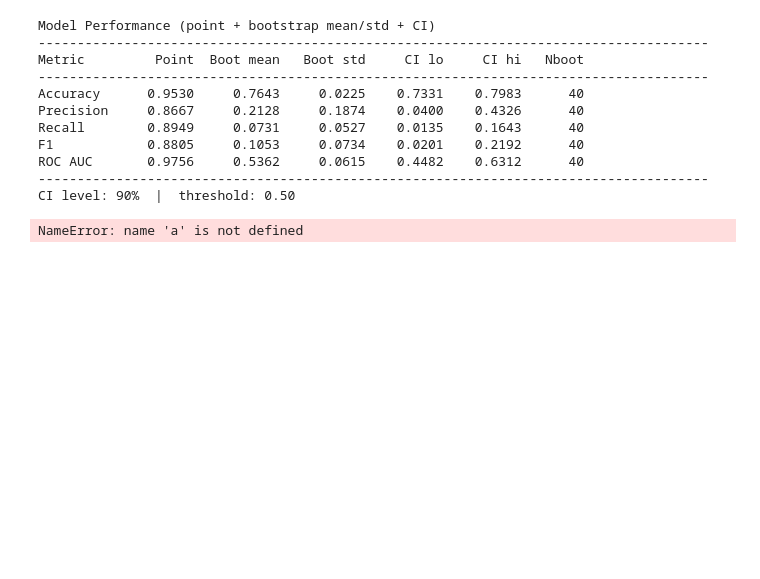
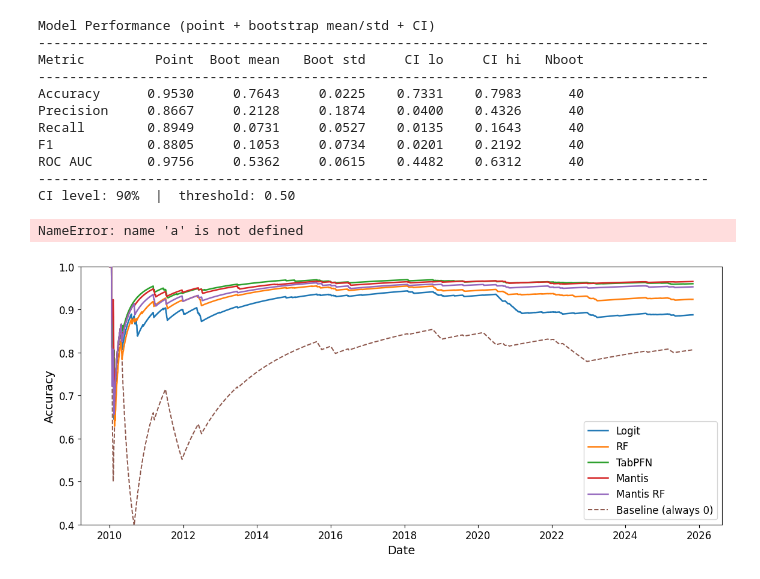
Before and after one commit to KiliTili/Masterarbeit, a Jupyter notebook: Notebooks/Benchmark/modelling_classification_msci_new.ipynb, the cells around one changed output. Cells and saved outputs as stored; diff of their text form; code cells hidden in the pictures; blank space fills up the shorter version.

```diff
--- a/Notebooks/Benchmark/modelling_classification_msci_new.ipynb
+++ b/Notebooks/Benchmark/modelling_classification_msci_new.ipynb
@@ -533,36 +517,38 @@ def plot_expanding_accuracy_multi_models_a4(
         yt = d.loc[common_idx, "y_true"].astype(int).to_numpy()
         yp = d.loc[common_idx, "y_pred"].astype(int).to_numpy()
         correct = (yt == yp).astype(float)
         acc = np.cumsum(correct) / np.arange(1, len(correct) + 1)
         ax.plot(common_idx, acc, linewidth=line_lw, label=name, zorder=3)
 
     # baseline
     ax.plot(common_idx, acc_base, linewidth=base_lw, linestyle="--",
             label=f"Baseline (always {baseline_label})", zorder=2)
 
-    ax.set_ylim(0, 1)
-    ax.set_title(title)
+    ax.set_ylim(0.4, 1)
     ax.set_ylabel("Accuracy")
 
     # if you already have _format_date_axis in your notebook, this will use it; else do a simple format
     if "_format_date_axis" in globals():
         _format_date_axis(ax)
     else:
         ax.set_xlabel("Date")
 
     ax.legend(loc="lower right", frameon=True)
     plt.tight_layout()
     plt.show()
 
 
 # Example:
 plot_expanding_accuracy_multi_models_a4(
     {
-        "Logit": pred_df_1,
-        "RF": pred_df_2,
-        # "TabPFN": pred_df_3,
-        # "Mantis": pred_df_4,
+        "Logit": pd.read_csv("../../Data/ModelData/Classification/pred_df_loop_logit.csv", parse_dates=["timestamp"]),
+        "RF": pd.read_csv("../../Data/ModelData/Classification/pred_df_loop_rf.csv", parse_dates=["timestamp"]),
+        "TabPFN": pd.read_csv("../../Data/ModelData/Classification/pred_df_loop_tabpfn25.csv", parse_dates=["timestamp"]),
+        "Mantis": pd.read_csv("../../Data/ModelData/Classification/pred_df_loop_mantis_head.csv", parse_dates=["timestamp"]),
+        "Mantis RF": pd.read_csv("../../Data/ModelData/Classification/pred_df_loop_mantis_rf_head.csv", parse_dates=["timestamp"]),
     },
     baseline_label=0,
     title="Expanding accuracy over time (all models)",
 )
+# %% [output]
+[figure, added]
```
Also changed, not shown: parts of 2 cells of this notebook, 11 other files.
